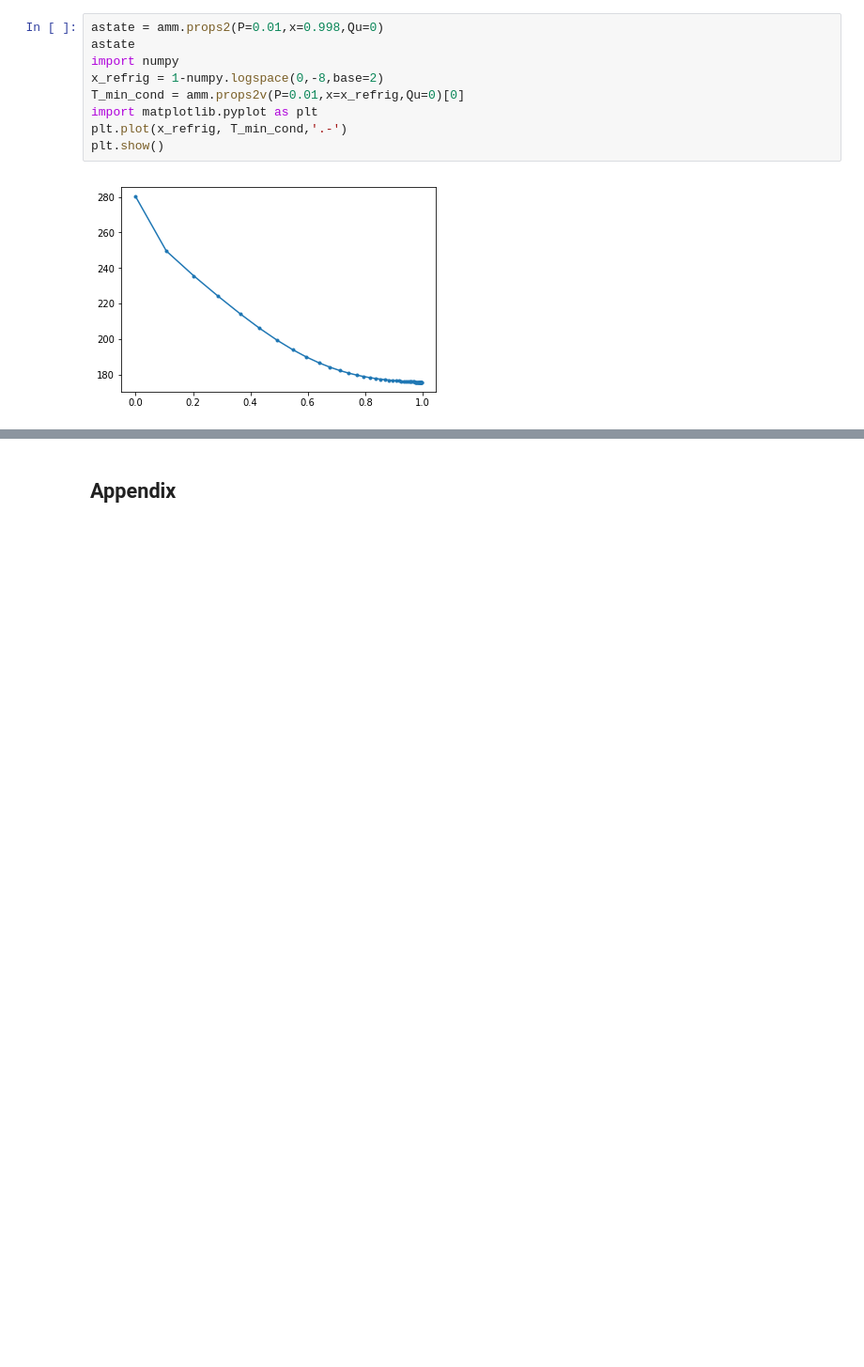
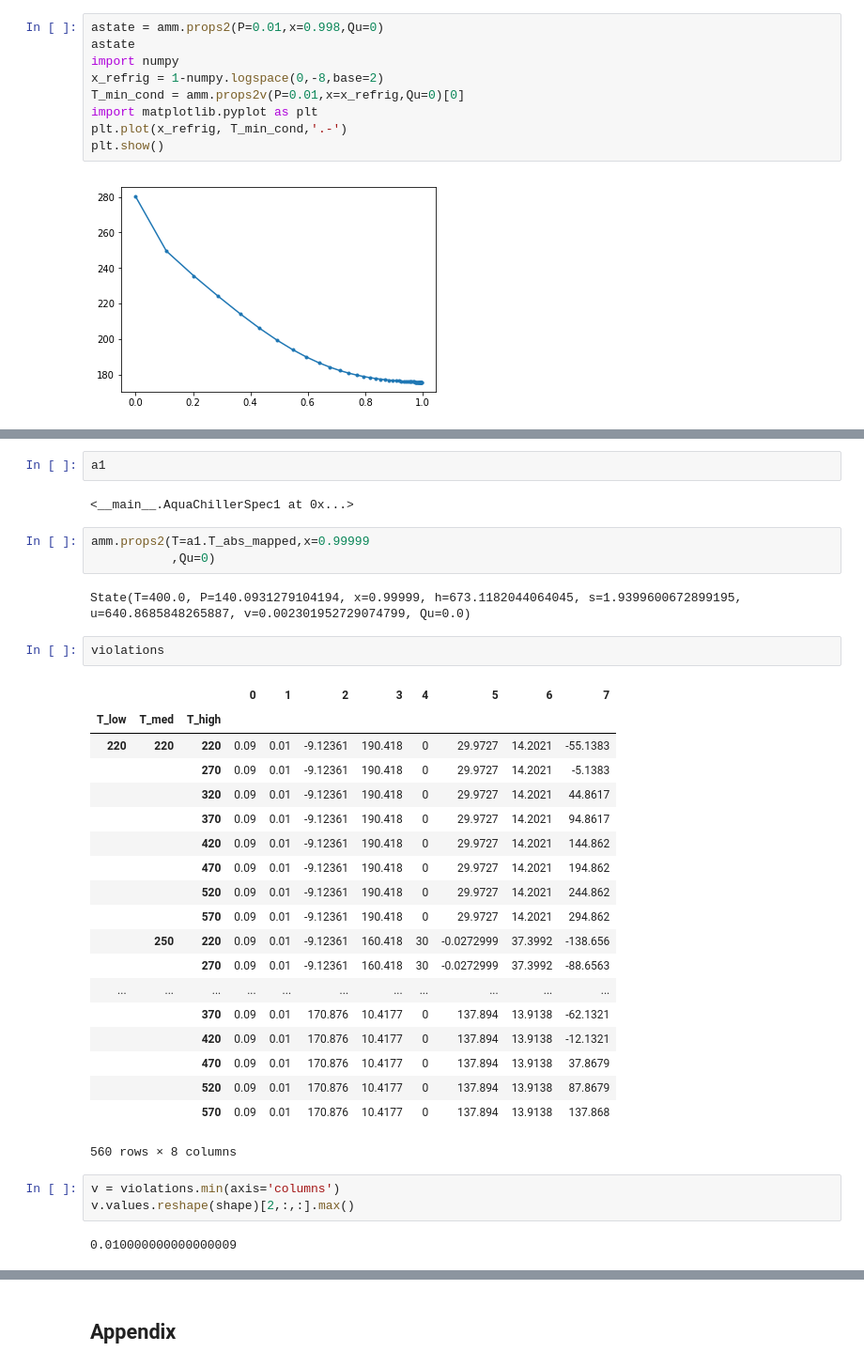
Before and after one commit to nfette/openACHP, a Jupyter notebook: src/Feasibility of ammonia-aqua chiller.ipynb, the cells around one changed output, grey strips where cells are left out. Shown at 94% size. Saved outputs shown, nothing was run; the diff lists cells and outputs as text; blank space fills up the shorter version.

```diff
--- a/src/Feasibility of ammonia-aqua chiller.ipynb
+++ b/src/Feasibility of ammonia-aqua chiller.ipynb
@@ -483,0 +684,36 @@ array([[  4.,   3.,   3.,   3.,   3.],
+# %%
+a1
+# %% [output]
+<__main__.AquaChillerSpec1 at 0x...>
+# %%
+amm.props2(T=a1.T_abs_mapped,x=0.99999
+           ,Qu=0)
+# %% [output]
+State(T=400.0, P=140.0931279104194, x=0.99999, h=673.1182044064045, s=1.9399600672899195, u=640.8685848265887, v=0.002301952729074799, Qu=0.0)
+# %%
+violations
+# %% [output]
+|  |  |  | 0 | 1 | 2 | 3 | 4 | 5 | 6 | 7 |
+| T_low | T_med | T_high |  |  |  |  |  |  |  |  |
+| 220 | 220 | 220 | 0.09 | 0.01 | -9.12361 | 190.418 | 0 | 29.9727 | 14.2021 | -55.1383 |
+|  |  | 270 | 0.09 | 0.01 | -9.12361 | 190.418 | 0 | 29.9727 | 14.2021 | -5.1383 |
+|  |  | 320 | 0.09 | 0.01 | -9.12361 | 190.418 | 0 | 29.9727 | 14.2021 | 44.8617 |
+|  |  | 370 | 0.09 | 0.01 | -9.12361 | 190.418 | 0 | 29.9727 | 14.2021 | 94.8617 |
+|  |  | 420 | 0.09 | 0.01 | -9.12361 | 190.418 | 0 | 29.9727 | 14.2021 | 144.862 |
+|  |  | 470 | 0.09 | 0.01 | -9.12361 | 190.418 | 0 | 29.9727 | 14.2021 | 194.862 |
+|  |  | 520 | 0.09 | 0.01 | -9.12361 | 190.418 | 0 | 29.9727 | 14.2021 | 244.862 |
+|  |  | 570 | 0.09 | 0.01 | -9.12361 | 190.418 | 0 | 29.9727 | 14.2021 | 294.862 |
+|  | 250 | 220 | 0.09 | 0.01 | -9.12361 | 160.418 | 30 | -0.0272999 | 37.3992 | -138.656 |
+|  |  | 270 | 0.09 | 0.01 | -9.12361 | 160.418 | 30 | -0.0272999 | 37.3992 | -88.6563 |
+| ... | ... | ... | ... | ... | ... | ... | ... | ... | ... | ... |
+|  |  | 370 | 0.09 | 0.01 | 170.876 | 10.4177 | 0 | 137.894 | 13.9138 | -62.1321 |
+|  |  | 420 | 0.09 | 0.01 | 170.876 | 10.4177 | 0 | 137.894 | 13.9138 | -12.1321 |
+|  |  | 470 | 0.09 | 0.01 | 170.876 | 10.4177 | 0 | 137.894 | 13.9138 | 37.8679 |
+|  |  | 520 | 0.09 | 0.01 | 170.876 | 10.4177 | 0 | 137.894 | 13.9138 | 87.8679 |
+|  |  | 570 | 0.09 | 0.01 | 170.876 | 10.4177 | 0 | 137.894 | 13.9138 | 137.868 |
+560 rows × 8 columns
+# %%
+v = violations.min(axis='columns')
+v.values.reshape(shape)[2,:,:].max()
+# %% [output]
+0.010000000000000009
```
Also changed, not shown: parts of 27 cells of this notebook.
